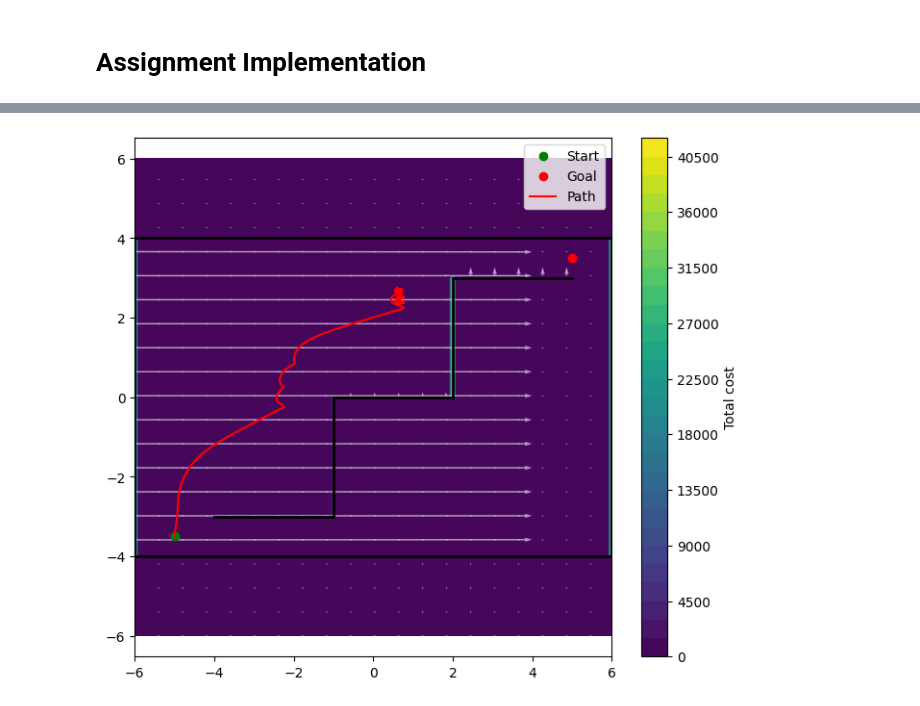
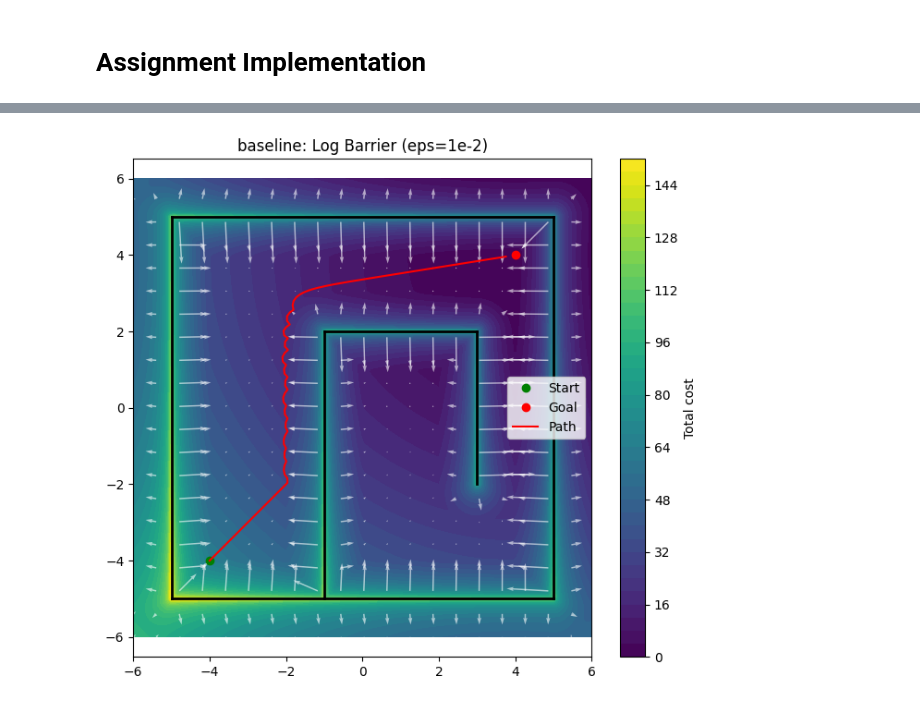
Before and after one commit to Arisa-Laloo/CSE3120Project, a Jupyter notebook: Arisa_Laloo_quadratic_band_wall_penalty.ipynb, the cells around one changed output, grey strips where cells are left out. Drawn from its saved outputs; the diff is of its cells as text; code cells hidden in the pictures.

```diff
--- a/Arisa_Laloo_quadratic_band_wall_penalty.ipynb
+++ b/Arisa_Laloo_quadratic_band_wall_penalty.ipynb
@@ -239,7 +239,7 @@ def load_floor_plan(name="baseline"):
 # %%
 #@title Floor Plan Selection
 
-floor_plan = "zigzag" #@param ["baseline", "zigzag", "deadend", "symmetric"]
+floor_plan = "baseline" #@param ["baseline", "zigzag", "deadend", "symmetric"]
 
 
 walls, start, goal = load_floor_plan(floor_plan)
@@ -275,12 +287,13 @@ def C_walls(x, walls, phi, R, w=1.0, phi_kwargs=None):
     if phi_kwargs is None:
         phi_kwargs = {}
 
-    total = 0.0
+    dmin = np.inf
     for a, b in walls:
         d = point_to_segment_distance(x, a, b)
-        total += phi(d, R, **phi_kwargs)
+        if d < dmin:
+            dmin = d
 
-    return w * total
+    return w * phi(dmin, R, **phi_kwargs)
 # %%
 # ----------------------------------------------------------
 # Goal attraction term
@@ -398,7 +411,7 @@ def plot_cost_and_path(walls, start, goal, phi, R,
                        alpha=0.03, max_iters=4000, tol=0.25, h=1e-3,
                        max_step=0.15, beta=0.7,
                        stall_eps=1e-4, stall_iters=25,
-                       jitter=0.03, jitter_seed=0):
+                       jitter=0.03, jitter_seed=0, title=""):
 
     xs = np.linspace(xmin, xmax, N)
     ys = np.linspace(ymin, ymax, N)
@@ -434,6 +447,8 @@ def plot_cost_and_path(walls, start, goal, phi, R,
                        jitter_seed=jitter_seed)
 
     plt.figure(figsize=(8,7))
+    if title:
+      plt.title(title)
     plt.contourf(X, Y, C, levels=40)
     plt.colorbar(label="Total cost")
 
@@ -459,30 +474,14 @@ def plot_cost_and_path(walls, start, goal, phi, R,
 # ---------------------------------------
 # Per-floor-plan parameter presets
 # ---------------------------------------
-if floor_plan == "baseline":
-    R = 1.0
-    w_wall = 15.0
-    alpha = 0.03
-    max_step = 0.15
-    beta = 0.7
-    jitter = 0.02
 
-elif floor_plan == "deadend":
-    R = 1.2
-    w_wall = 25.0
-    alpha = 0.02
-    max_step = 0.12
-    beta = 0.7
-    jitter = 0.03
-
-elif floor_plan == "zigzag":
-    # tighter corridor → smaller steps + earlier avoidance
-    R = 1.3
-    w_wall = 40.0
-    alpha = 0.01
-    max_step = 0.08
-    beta = 0.8
-    jitter = 0.02
+if floor_plan == "zigzag":
+   R = 1.1
+   w_wall = 60.0
+   alpha = 0.01
+   max_step = 0.06
+   beta = 0.8
+   jitter = 0.03
 
 elif floor_plan == "symmetric":
     # symmetry trap → allow symmetry breaking
@@ -507,24 +506,46 @@ traj_quad = plot_cost_and_path(
     phi=phi_quadratic_band,
     R=R, w_wall=w_wall,
     alpha=alpha, max_step=max_step, beta=beta,
-    jitter=jitter, jitter_seed=1
+    jitter=jitter, jitter_seed=1,
+    title=f"{floor_plan}: Quadratic Band"
+)
+
+traj_log = plot_cost_and_path(
+    walls, start, goal,
+    phi=phi_log_barrier,
+    R=R, w_wall=w_wall,
+    phi_kwargs={"eps": 1e-2},   # use 1e-2 for stability
+    alpha=alpha, max_step=max_step, beta=beta,
+    jitter=jitter, jitter_seed=2,
+    title=f"{floor_plan}: Log Barrier (eps=1e-2)"
+)
+
+traj_quartic = plot_cost_and_path(
+    walls, start, goal,
+    phi=phi_quartic_band,
+    R=R, w_wall=w_wall,
+    alpha=alpha, max_step=max_step, beta=beta,
+    jitter=jitter, jitter_seed=3,
+    title=f"{floor_plan}: Quartic Band"
+)
+
+traj_gauss = plot_cost_and_path(
+    walls, start, goal,
+    phi=phi_gaussian,
+    R=R, w_wall=w_wall,
+    phi_kwargs={"sigma": R/3},
+    alpha=alpha, max_step=max_step, beta=beta,
+    jitter=jitter, jitter_seed=4,
+    title=f"{floor_plan}: Gaussian (sigma=R/3)"
 )
 
 traj_inv = plot_cost_and_path(
     walls, start, goal,
     phi=phi_inverse_distance,
     R=R, w_wall=w_wall,
-    phi_kwargs={"eps":1e-3, "p":1},
+    phi_kwargs={"eps": 1e-2, "p": 2},  # stronger repulsion, stable eps
     alpha=alpha, max_step=max_step, beta=beta,
-    jitter=jitter, jitter_seed=2
+    jitter=jitter, jitter_seed=5,
+    title=f"{floor_plan}: Inverse Distance (p=2, eps=1e-2)"
 )
-
-traj_log = plot_cost_and_path(
-    walls, start, goal,
-    phi=phi_log_barrier,
-    R=R, w_wall=w_wall,
-    phi_kwargs={"eps":1e-3},
-    alpha=alpha, max_step=max_step, beta=beta,
-    jitter=jitter, jitter_seed=3
-)
 # %% [output]
@@ -532 +553 @@ traj_log = plot_cost_and_path(
-[figure, old version]
+[figure, new version]
```
Also changed, not shown: parts of 3 cells of this notebook.
